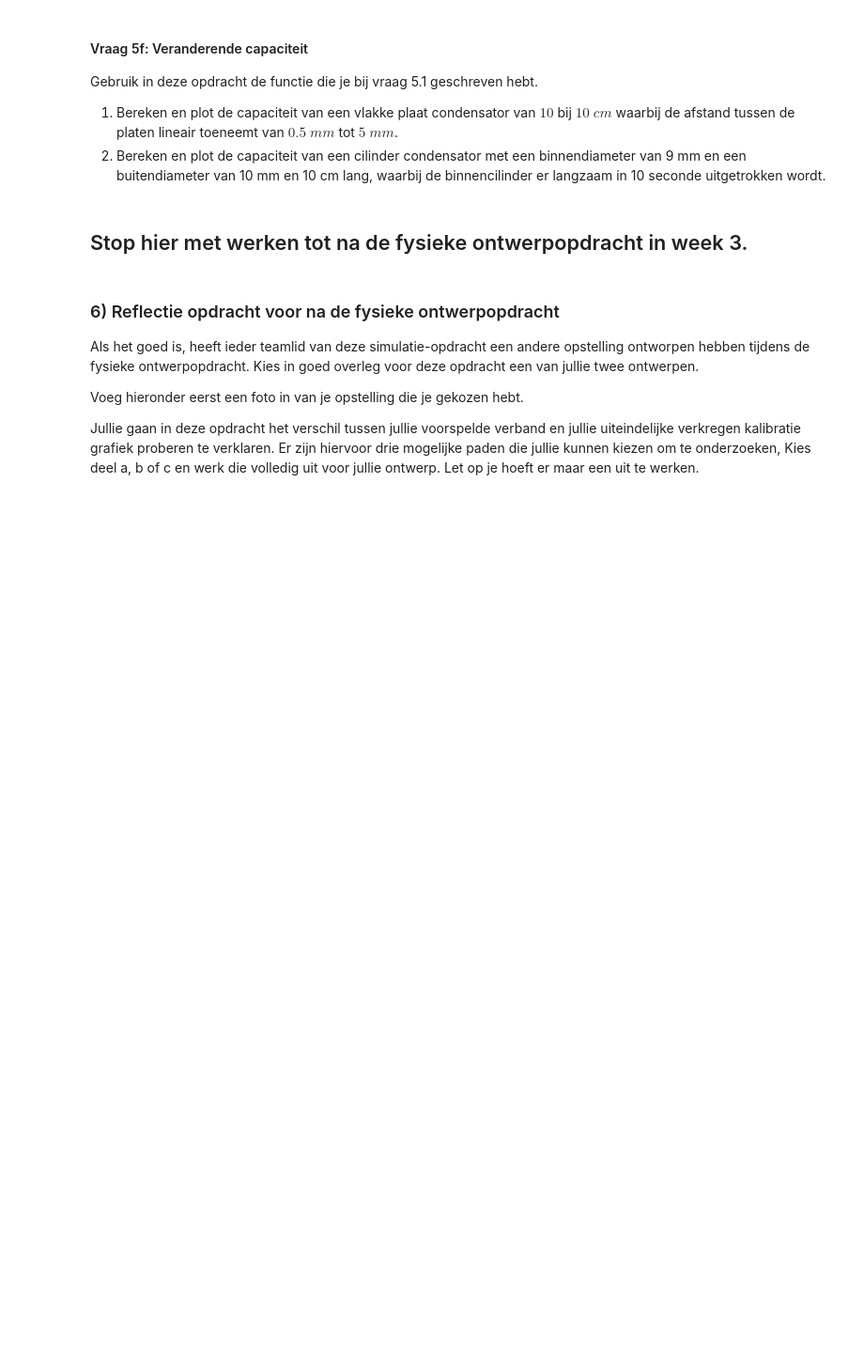
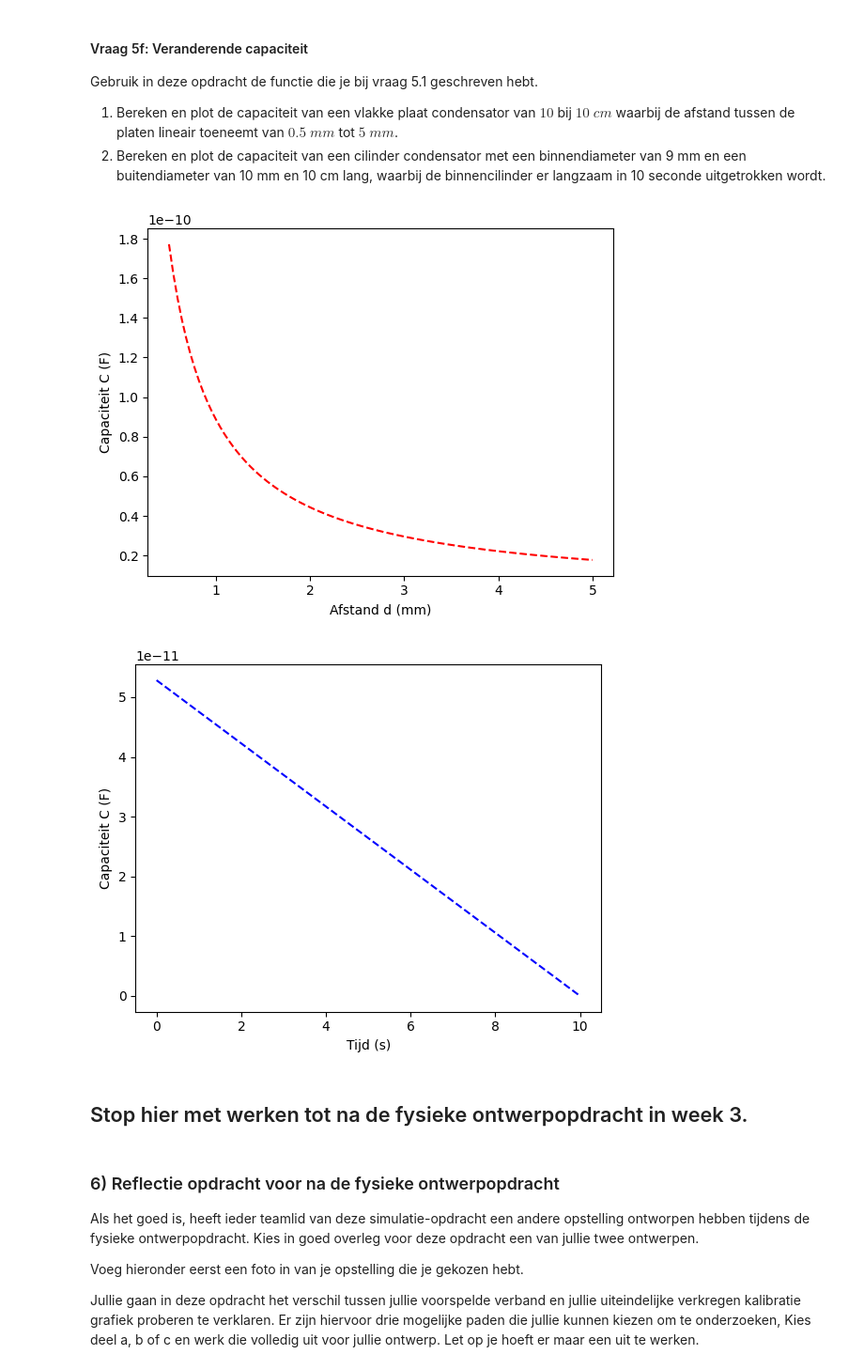
Before and after one commit to zidu2006/opdrachten-DEF-D, a Jupyter notebook: DigitaleOntwerpopdrachten/1CondensatorOpdracht/CondensatorOntwerpopdracht.ipynb, the cells around one changed output. Shown at 94% size. Cells and saved outputs as stored; diff of their text form; code cells hidden in the pictures; blank space fills up the shorter version.

```diff
--- a/DigitaleOntwerpopdrachten/1CondensatorOpdracht/CondensatorOntwerpopdracht.ipynb
+++ b/DigitaleOntwerpopdrachten/1CondensatorOpdracht/CondensatorOntwerpopdracht.ipynb
@@ -522,12 +522,14 @@ In deze vraag zullen we kijken naar de ideale vlakke plaat condensator. Als de a
 3. Vind de formule voor de capaciteit van een cilinder condensator onder de aanname dat de afstand tussen de binnen en buiten wand klein is.
 4. Schrijf een python functie die de relevante parameters als input neemt en de capaciteit van een cilinder condensator als output heeft.
 # %%
-def vlakkeplaat(relevante_parameters):
-    C = None
+def vlakkeplaat(epsilon_r, A, d):
+    epsilon0 = 8.854e-12
+    C =  (epsilon0 * epsilon_r * A) / d
     return C
 
-def cilinder(relevante_parameters):
-    C = None
+def cilinder(epsilon_r, L, a, b):
+    epsilon0 = 8.854e-12
+    C = (2 * np.pi * epsilon0 * epsilon_r * L) / np.log(b/a)
     return  C
 # %% [markdown]
 #### Vraag 5b: Capaciteit van enkele simpele condensatoren
@@ -602,9 +683,31 @@ Gebruik in deze opdracht de functie die je bij vraag 5.1 geschreven hebt.
 1. Bereken en plot de capaciteit van een vlakke plaat condensator van $10$ bij $10$ $cm$ waarbij de afstand tussen de platen lineair toeneemt van $0.5$ $mm$ tot $5$ $mm$.
 2. Bereken en plot de capaciteit van een cilinder condensator met een binnendiameter van 9 mm en een buitendiameter van 10 mm en 10 cm lang, waarbij de binnencilinder er langzaam in 10 seconde uitgetrokken wordt.
 # %%
-###
-###Jouw code hier###
-###
+#1
+d_bereik = np.linspace(0.0005, 0.005, 100)
+A_f = 0.1 * 0.1
+C_plaat_var = vlakkeplaat(epsilon_lucht, A_f, d_bereik)
+
+plt.figure()
+plt.plot(d_bereik * 1000, C_plaat_var, 'r--', label="Capaciteit van de vlakke plaat als functie van de afstand d")
+plt.xlabel("Afstand d (mm)")
+plt.ylabel("Capaciteit C (F)")
+plt.show()
+
+#2
+tijd = np.linspace(0, 10, 100)
+L_bereik = np.linspace(0.1, 0, 100)
+a_f, b_f = 0.0045, 0.005
+C_cilinder_var = cilinder(epsilon_lucht, L_bereik, a_f, b_f)
+
+plt.figure()
+plt.plot(tijd, C_cilinder_var, 'b--', label="Capaciteit van de cilinder als functie van de tijd")
+plt.xlabel("Tijd (s)")
+plt.ylabel("Capaciteit C (F)")
+plt.show()
+# %% [output]
+[figure, added]
+[figure, added]
 # %% [markdown]
 ## Stop hier met werken tot na de fysieke ontwerpopdracht in week 3.
 # %% [markdown]
```
Also changed, not shown: parts of 5 cells of this notebook.
